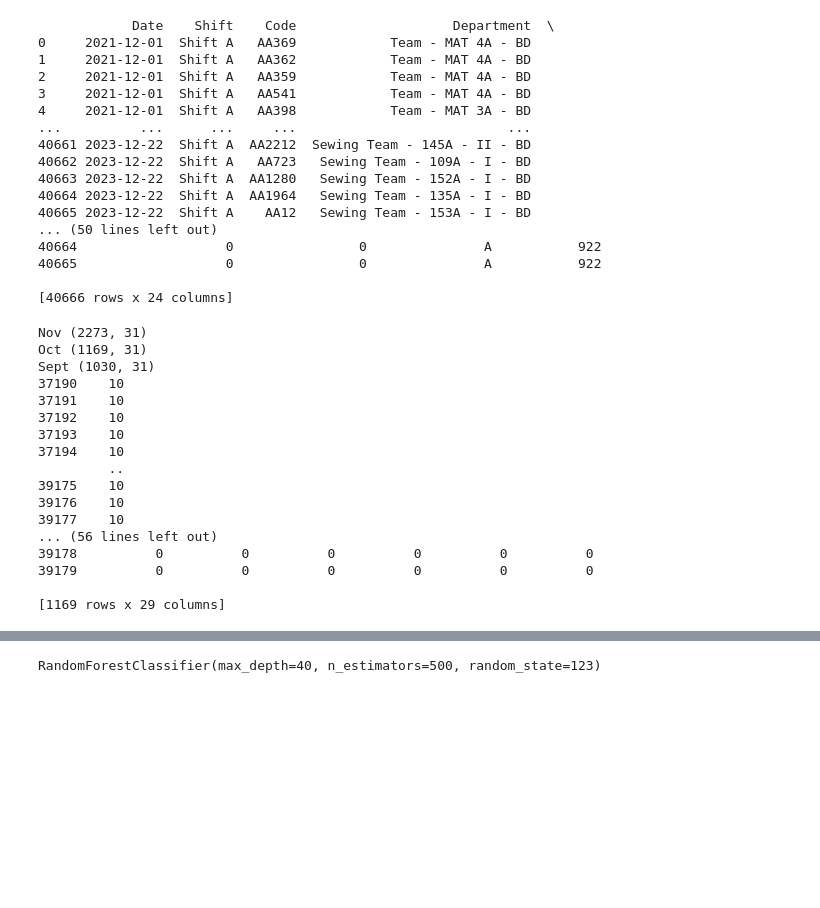
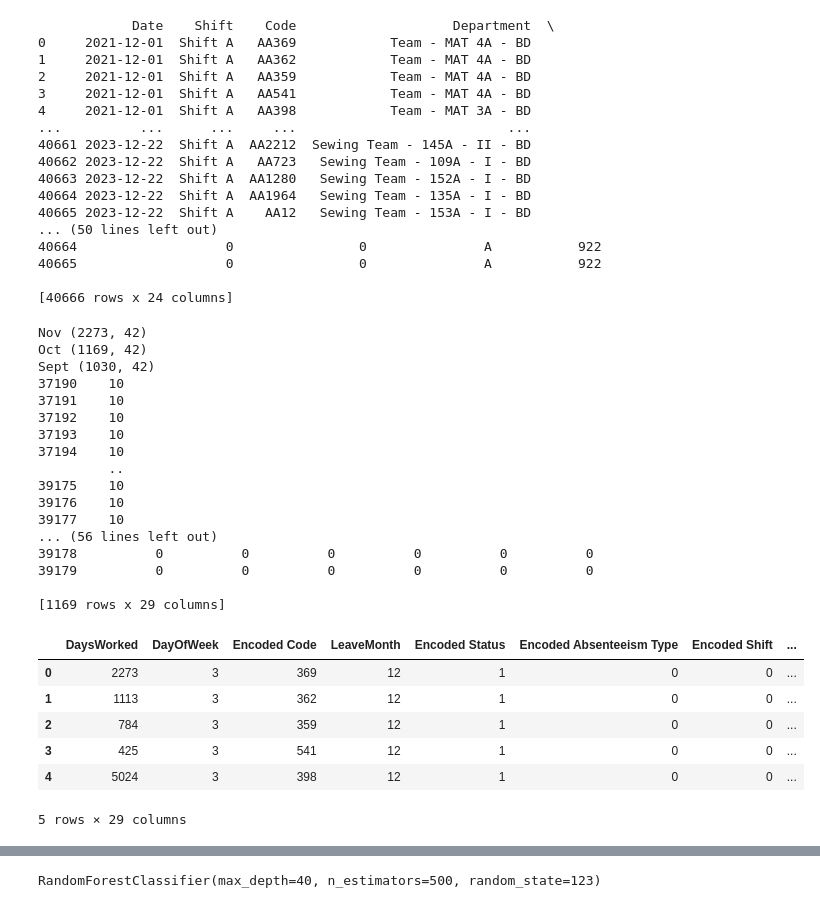
Before and after one commit to DSGP-Group-1-EAPS/SL-Apparel-Dataset, a Jupyter notebook: ARIMA_and_Random_Forest_Classifier.ipynb, the cells around one changed output, grey strips where cells are left out. Saved outputs shown, nothing was run; the diff lists cells and outputs as text; code cells hidden in the pictures; blank space fills up the shorter version.

```diff
--- a/ARIMA_and_Random_Forest_Classifier.ipynb
+++ b/ARIMA_and_Random_Forest_Classifier.ipynb
@@ -250,7 +305,7 @@ def preprocess_inputs(df):
         prefix='Reason'
     )
 
-    df = df[rf_selected_features]
+    df_selected = df[rf_selected_features]
 
     # Filter the data for November 2023
     testing_data_november = df[(df['LeaveYear'] == 2023) & (df['LeaveMonth'] >= 11)]
@@ -264,20 +319,22 @@ def preprocess_inputs(df):
 
 
 
-    testing_data = df[df['Date'] > '2023-09-01']
-    df = df[df['Date'] < '2023-10-01']
-    df = df.drop('Date', axis=1)
+    testing_data = df_selected[df_selected['Date'] > '2023-09-01']
+    df_selected = df_selected[df_selected['Date'] < '2023-10-01']
+    df_selected = df_selected.drop('Date', axis=1)
     testing_data = testing_data.drop('Date', axis=1)
+
     testing_data_october_copy = testing_data_october.copy()
-    testing_data_october_copy = testing_data_october_copy.drop('Date', axis=1)
+    testing_data_october_copy_selected = testing_data_october_copy[rf_selected_features]
+    testing_data_october_copy_selected = testing_data_october_copy_selected.drop('Date', axis=1)
 
 
 
     # Split df into X and y
-    Y_train = df['TargetCategory'].copy()
-    X_train = df.drop('TargetCategory', axis=1)
-    X_test = testing_data_october_copy.drop('TargetCategory', axis=1)
-    Y_test = testing_data_october_copy['TargetCategory'].copy()
+    Y_train = df_selected['TargetCategory'].copy()
+    X_train = df_selected.drop('TargetCategory', axis=1)
+    X_test = testing_data_october_copy_selected.drop('TargetCategory', axis=1)
+    Y_test = testing_data_october_copy_selected['TargetCategory'].copy()
     print(X_test['LeaveMonth'])
     X_test['MonthlyTotal'] = data.apply(lambda row: forecast.get((row['LeaveYear'], row['LeaveMonth']+1), 0), axis=1)
 
@@ -296,9 +353,9 @@ testing_data_september.to_excel('/content/drive/MyDrive/Colab Notebooks/DSGP_COU
 testing_data_october.to_excel('/content/drive/MyDrive/Colab Notebooks/DSGP_COURSEWORK/SL Apparel Dataset model/Dataset/testing_data_october.xlsx', index=False)
 testing_data_november.to_excel('/content/drive/MyDrive/Colab Notebooks/DSGP_COURSEWORK/SL Apparel Dataset model/Dataset/testing_data_november.xlsx', index=False)
 # %% [output]
-Nov (2273, 31)
-Oct (1169, 31)
-Sept (1030, 31)
+Nov (2273, 42)
+Oct (1169, 42)
+Sept (1030, 42)
 37190    10
 37191    10
 37192    10
@@ -313,6 +370,16 @@ Sept (1030, 31)
 39179          0          0          0          0          0          0
 
 [1169 rows x 29 columns]
+# %%
+X_train.head()
+# %% [output]
+|  | DaysWorked | DayOfWeek | Encoded Code | LeaveMonth | Encoded Status | Encoded Absenteeism Type | Encoded Shift | ... |
+| 0 | 2273 | 3 | 369 | 12 | 1 | 0 | 0 | ... |
+| 1 | 1113 | 3 | 362 | 12 | 1 | 0 | 0 | ... |
+| 2 | 784 | 3 | 359 | 12 | 1 | 0 | 0 | ... |
+| 3 | 425 | 3 | 541 | 12 | 1 | 0 | 0 | ... |
+| 4 | 5024 | 3 | 398 | 12 | 1 | 0 | 0 | ... |
+5 rows × 29 columns
 # %%
 !pip install -U imbalanced-learn
 # %% [output]
```
Also changed, not shown: parts of 8 cells of this notebook.
